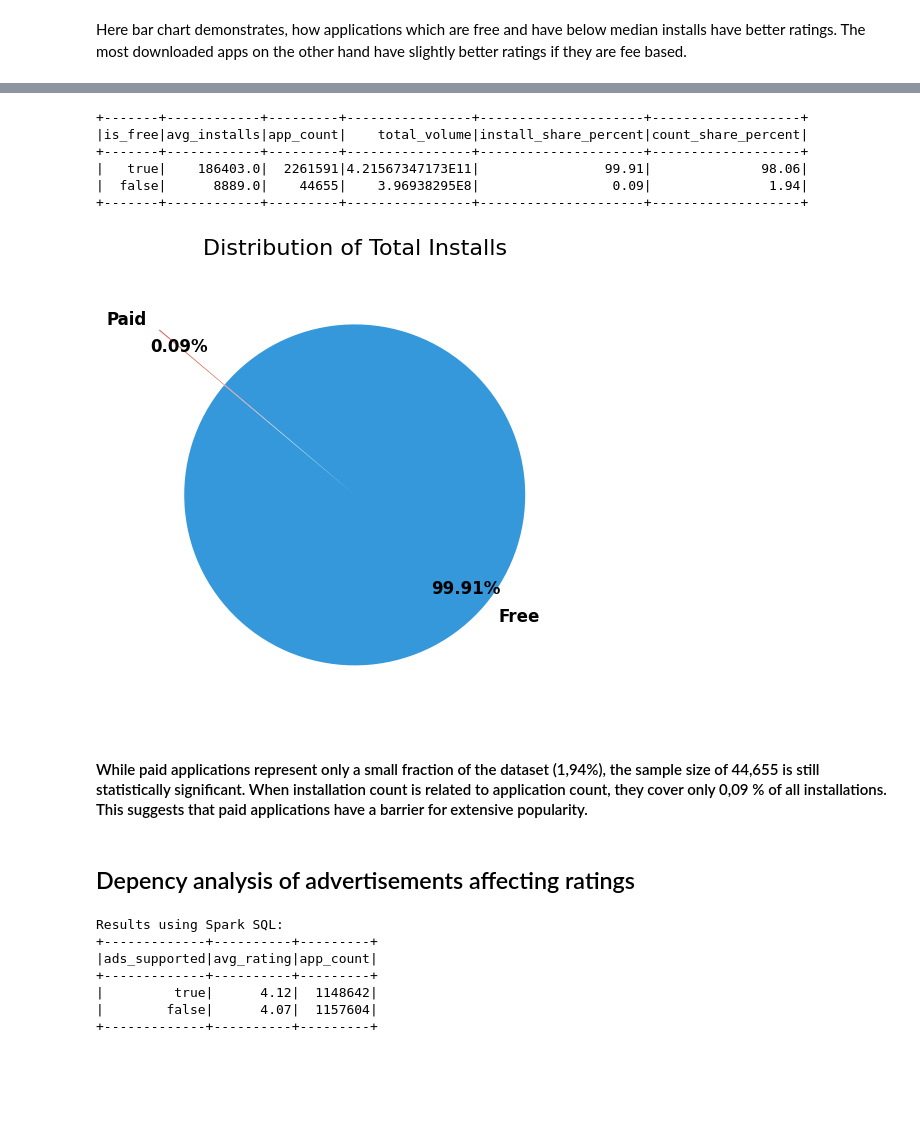
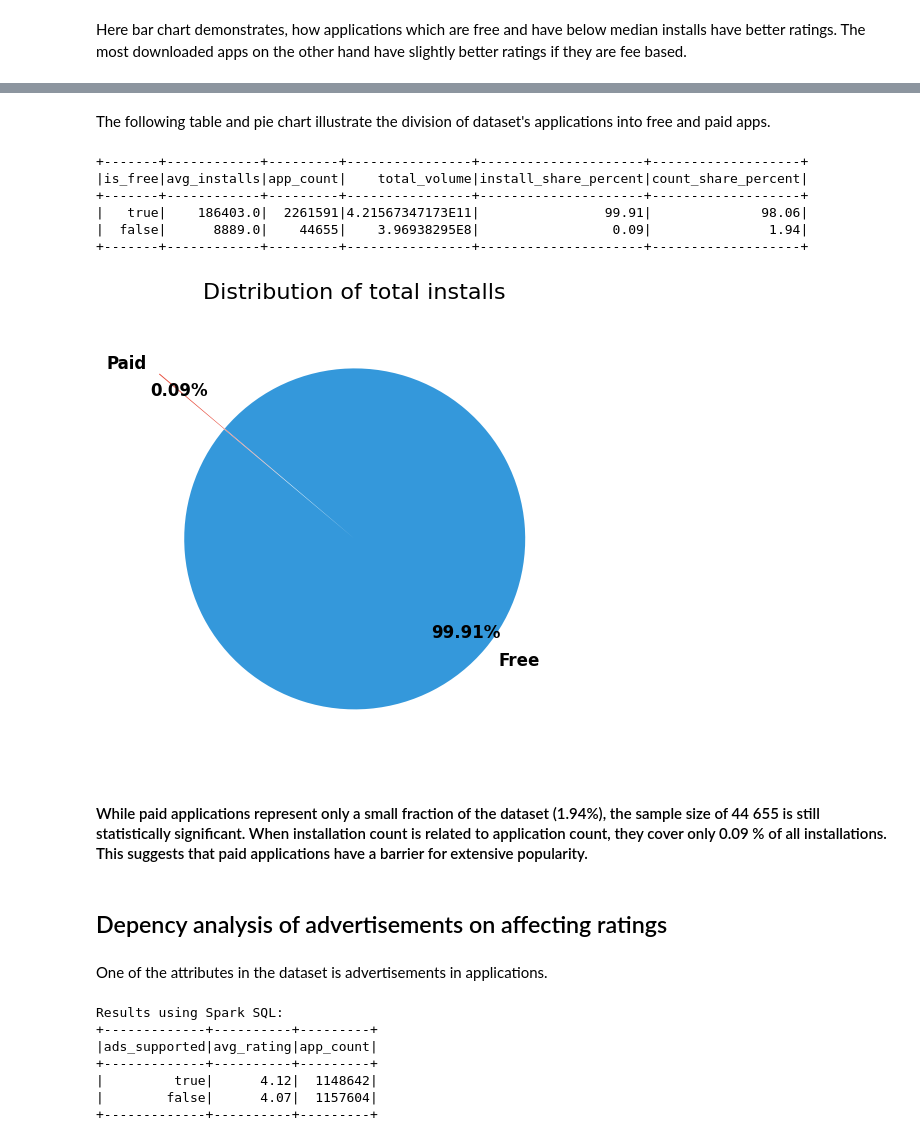
Before and after one commit to LottaSofiaK/Group22, a Jupyter notebook: Group_22_analysis_and_visualization.ipynb, the cells around one changed output, grey strips where cells are left out. Drawn from its saved outputs; the diff is of its cells as text; code cells hidden in the pictures; blank space fills up the shorter version.

```diff
--- a/Group_22_analysis_and_visualization.ipynb
+++ b/Group_22_analysis_and_visualization.ipynb
@@ -799,61 +788,75 @@ Comparison between installations (Free vs. Paid):
-# %%
-from pyspark.sql.functions import sum as spark_sum
-
-# Calculating total installations per type
-total_installs_df = install_comparison.withColumn(
-    "total_volume", col("avg_installs") * col("app_count")
-)
-
-# Calculating the sum of all installations for percentage calculation
-grand_total = total_installs_df.select(spark_sum("total_volume")).collect()[0][0]
-
-# Calculating percentage
-final_stat = total_installs_df.withColumn(
-    "install_share_percent", spark_round((col("total_volume") / grand_total) * 100, 2)
-).withColumn(
-    "count_share_percent", spark_round((col("app_count") / (2261591 + 44655)) * 100, 2)
-)
-
-final_stat.show()
-# %% [output]
-+-------+------------+---------+----------------+---------------------+-------------------+
-|is_free|avg_installs|app_count|    total_volume|install_share_percent|count_share_percent|
-+-------+------------+---------+----------------+---------------------+-------------------+
-|   true|    186403.0|  2261591|4.21567347173E11|                99.91|              98.06|
-|  false|      8889.0|    44655|    3.96938295E8|                 0.09|               1.94|
-+-------+------------+---------+----------------+---------------------+-------------------+
+# %% [markdown]
+The following table and pie chart illustrate the division of dataset's applications into free and paid apps.
+# %%
+from pyspark.sql.functions import sum as spark_sum
+
+# Choosing the needed columns and renaming them
+install_comparison = df.select(
+    col("pricing.is_free").alias("is_free"),
+    col("popularity_metrics.installs").alias("installs")
+).groupBy("is_free").agg(
+    spark_round(avg("installs"), 0).alias("avg_installs"),
+    count("*").alias("app_count")
+)
+
+
+# Calculating total installations per type
+total_installs_df = install_comparison.withColumn(
+    "total_volume", col("avg_installs") * col("app_count")
+)
+
+# Calculating the sum of all installations for percentage calculation
+grand_total = total_installs_df.select(spark_sum("total_volume")).collect()[0][0]
+
+# Calculating percentage
+final_stat = total_installs_df.withColumn(
+    "install_share_percent", spark_round((col("total_volume") / grand_total) * 100, 2)
+).withColumn(
+    "count_share_percent", spark_round((col("app_count") / (2261591 + 44655)) * 100, 2)
+)
+
+final_stat.show()
+# %% [output]
++-------+------------+---------+----------------+---------------------+-------------------+
+|is_free|avg_installs|app_count|    total_volume|install_share_percent|count_share_percent|
++-------+------------+---------+----------------+---------------------+-------------------+
+|   true|    186403.0|  2261591|4.21567347173E11|                99.91|              98.06|
+|  false|      8889.0|    44655|    3.96938295E8|                 0.09|               1.94|
++-------+------------+---------+----------------+---------------------+-------------------+
 # %%
 import matplotlib.pyplot as plt
 import pandas as pd
 
 # Data from results
 labels = ['Free', 'Paid']
 sizes = [99.91, 0.09]
 colors = ['#3498db', '#e74c3c']
 explode = (0, 0.5)
 
 # Creating pie chart
 fig, ax = plt.subplots(figsize=(8, 5))
 wedges, texts, autotexts = ax.pie(
     sizes,
     explode=explode,
     labels=labels,
     autopct='%1.2f%%',
     startangle=140,
     colors=colors,
     pctdistance=0.85,
     textprops={'fontsize': 12, 'weight': 'bold'}
 )
 
-ax.set_title('Distribution of Total Installs', fontsize=16, pad=20)
+ax.set_title('Distribution of total installs', fontsize=16, pad=20)
 
 plt.tight_layout()
 # %% [output]
-[figure, old version]
+[figure, new version]
 # %% [markdown]
-#### While paid applications represent only a small fraction of the dataset (1,94%), the sample size of 44,655 is still statistically significant. When installation count is related to application count, they cover only 0,09 % of all installations. This suggests that paid applications have a barrier for extensive popularity.
+#### While paid applications represent only a small fraction of the dataset (1.94%), the sample size of 44 655 is still statistically significant. When installation count is related to application count, they cover only 0.09 % of all installations. This suggests that paid applications have a barrier for extensive popularity.
 # %% [markdown]
-## Depency analysis of advertisements affecting ratings
+## Depency analysis of advertisements on affecting ratings
+# %% [markdown]
+One of the attributes in the dataset is advertisements in applications.
 # %%
 df.createOrReplaceTempView("apps_table")
 
```
Also changed, not shown: parts of 26 cells of this notebook, 1 other file.
